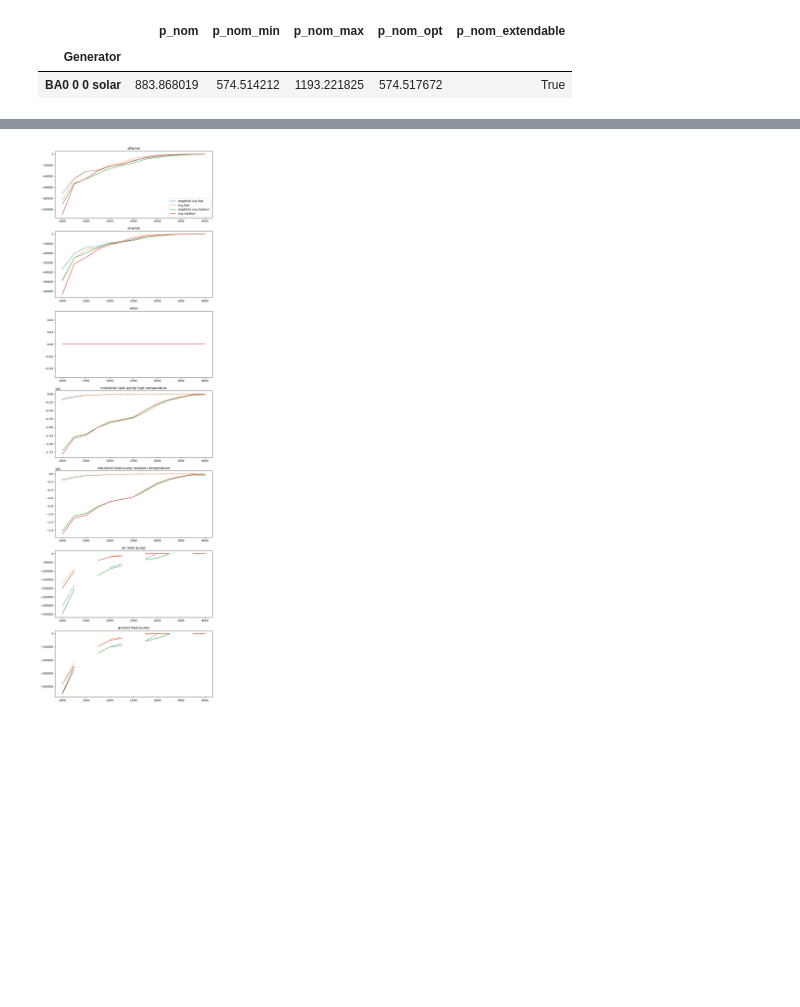
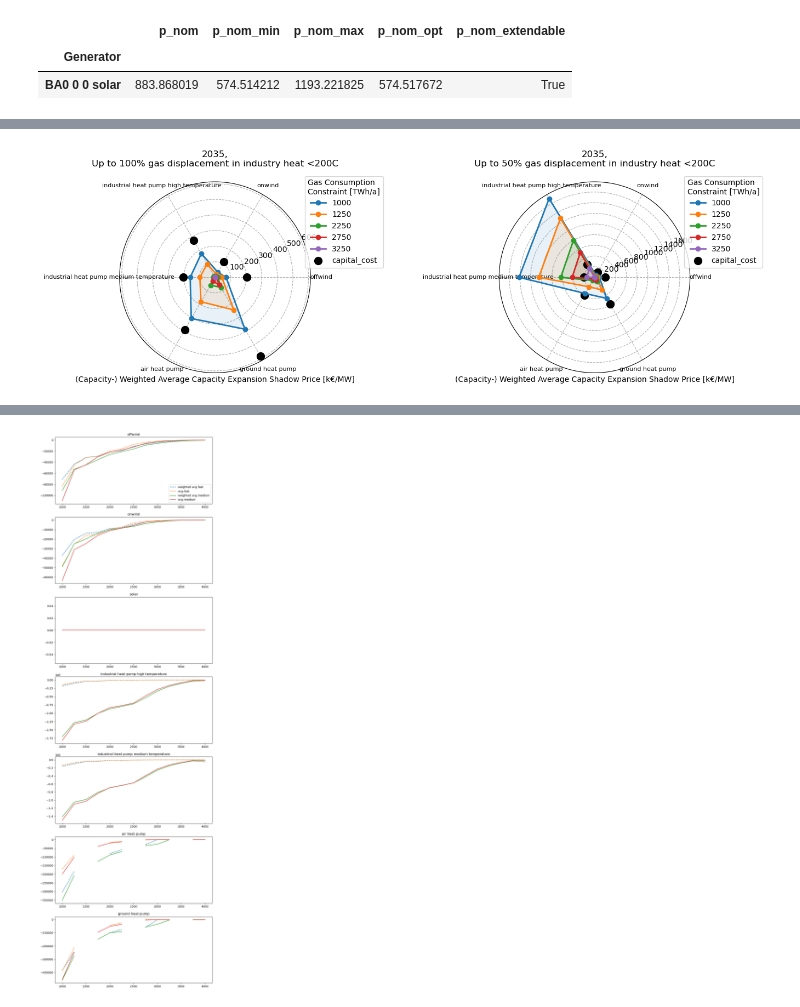
Before and after one commit to LukasFrankenQ/resilient-pypsa-eur, a Jupyter notebook: notebooks/evaluate_constraints.ipynb, the cells around one changed output, grey strips where cells are left out. Cells and saved outputs as stored; diff of their text form; code cells hidden in the pictures; blank space fills up the shorter version.

Commit message:
improved constraint plotting

```diff
--- a/notebooks/evaluate_constraints.ipynb
+++ b/notebooks/evaluate_constraints.ipynb
@@ -160,5 +183,9 @@ for wiggle in tqdm(wiggles):
         )
     )
 # %%
-uppers = pd.concat(uppers_fast, axis=1, keys=wiggles)
-medium = pd.concat(uppers_medium, axis=1, keys=wiggles)
+fast = pd.concat(uppers_fast, axis=1, keys=wiggles).mul(1e-3)
+medium = pd.concat(uppers_medium, axis=1, keys=wiggles).mul(1e-3)
+fast.drop('solar', axis=0, inplace=True)
+medium.drop('solar', axis=0, inplace=True)
+fast = fast.mul(-1)
+medium = medium.mul(-1)
@@ -164,0 +203,72 @@ medium = pd.concat(uppers_medium, axis=1, keys=wiggles)
+# %%
+carrier_mapper = {
+    'air heat pump': 'urban decentral air heat pump',
+    'ground heat pump': 'rural ground heat pump',
+    'industrial heat pump high temperature': 'heat100-200 industry industrial heat pump high temperature',
+    'industrial heat pump medium temperature': 'heat<100 industry industrial heat pump medium temperature',
+    'offwind': 'offwind-ac',
+    'onwind': 'onwind',
+}
+# %%
+# Create polar plot with one axis for each carrier
+fig = plt.figure(figsize=(14, 7))
+
+num_carriers = len(fast.index)
+angles = np.linspace(0, 2 * np.pi, num_carriers, endpoint=False).tolist()
+
+# Select subset of columns to plot
+# columns_to_plot = ['weighted_avg']
+data = [fast, medium]
+
+for (col_idx, df), title in zip(
+    enumerate(data),
+    [
+        '2035,\nUp to 100% gas displacement in industry heat <200C',
+        '2035,\nUp to 50% gas displacement in industry heat <200C'
+    ]
+):
+    ax = fig.add_subplot(1, len(data), col_idx + 1, projection='polar')
+
+    for wiggle in [1000, 1250, 2250, 2750, 3250]:
+        values = []
+        for carrier in df.index:
+            try:
+                val = df.loc[carrier, (wiggle, 'weighted_avg')]
+                values.append(val)
+            except:
+                values.append(0)
+
+        # Close the plot by appending first value
+        values += values[:1]
+        angles_plot = angles + angles[:1]
+
+        ax.plot(angles_plot, values, 'o-', linewidth=2, label=f'{wiggle}')
+        ax.fill(angles_plot, values, alpha=0.1)
+
+    ax.set_xticks(angles)
+    ax.set_xticklabels(df.index, size=8)
+    ax.set_title(title, size=12, pad=20)
+
+    # Add capital cost marker to legend
+    ax.scatter([], [], color='k', s=100, label='capital_cost')
+
+    ax.legend(loc='upper right', bbox_to_anchor=(1.4, 1.05), title='Gas Consumption\nConstraint [TWh/a]')
+    ax.grid(True, ls='--')
+    ax.set_axisbelow(True)
+
+    ax.set_xlabel('(Capacity-) Weighted Average Capacity Expansion Shadow Price [k€/MW]')
+
+    for carrier, angle in zip(df.index, angles):
+
+        if carrier not in ['onwind', 'offwind', 'solar']:
+            capcost = n.links.loc[n.links.carrier == carrier_mapper[carrier], 'capital_cost'].mean() * 1e-3
+        else:
+            capcost = n.generators.loc[n.generators.carrier == carrier_mapper[carrier], 'capital_cost'].mean() * 1e-3
+
+        ax.scatter([angle], [capcost], color='k', s=100)
+
+
+plt.tight_layout()
+plt.show()
+# %% [output]
+[figure, added]
```
Also changed, not shown: parts of 8 cells of this notebook, 1 other file.
